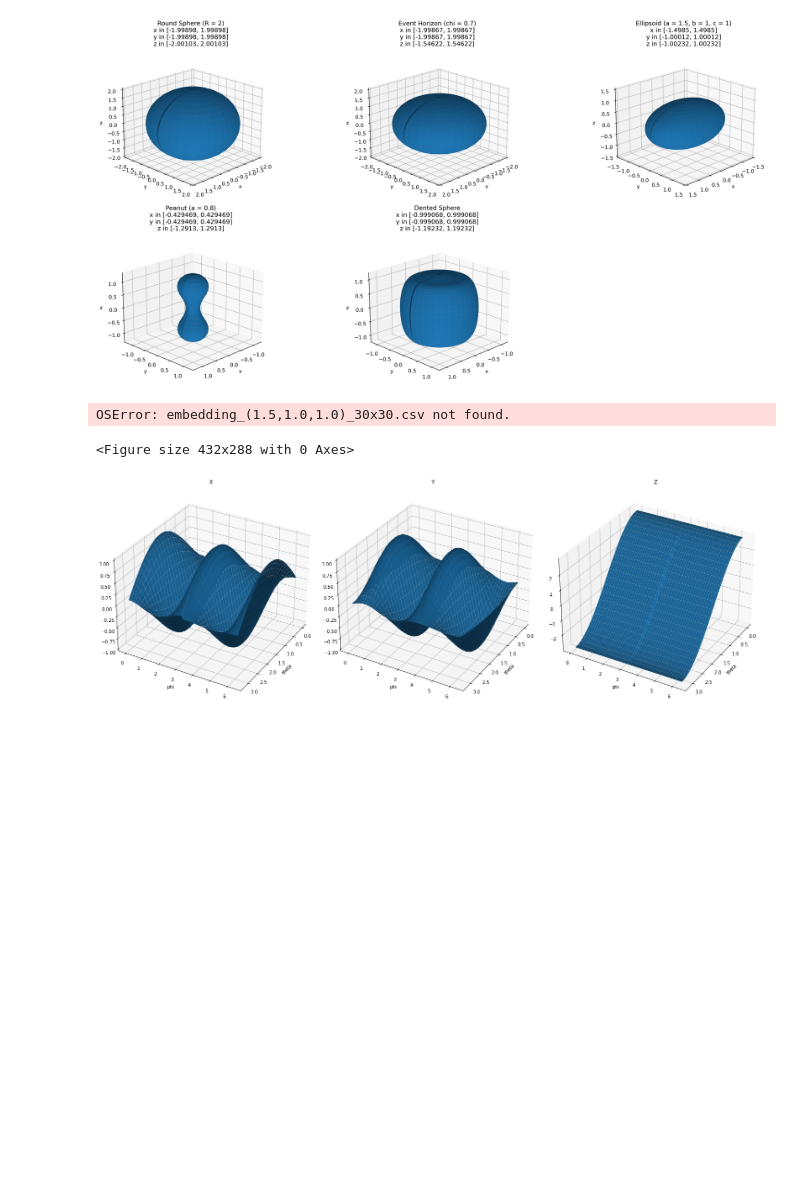
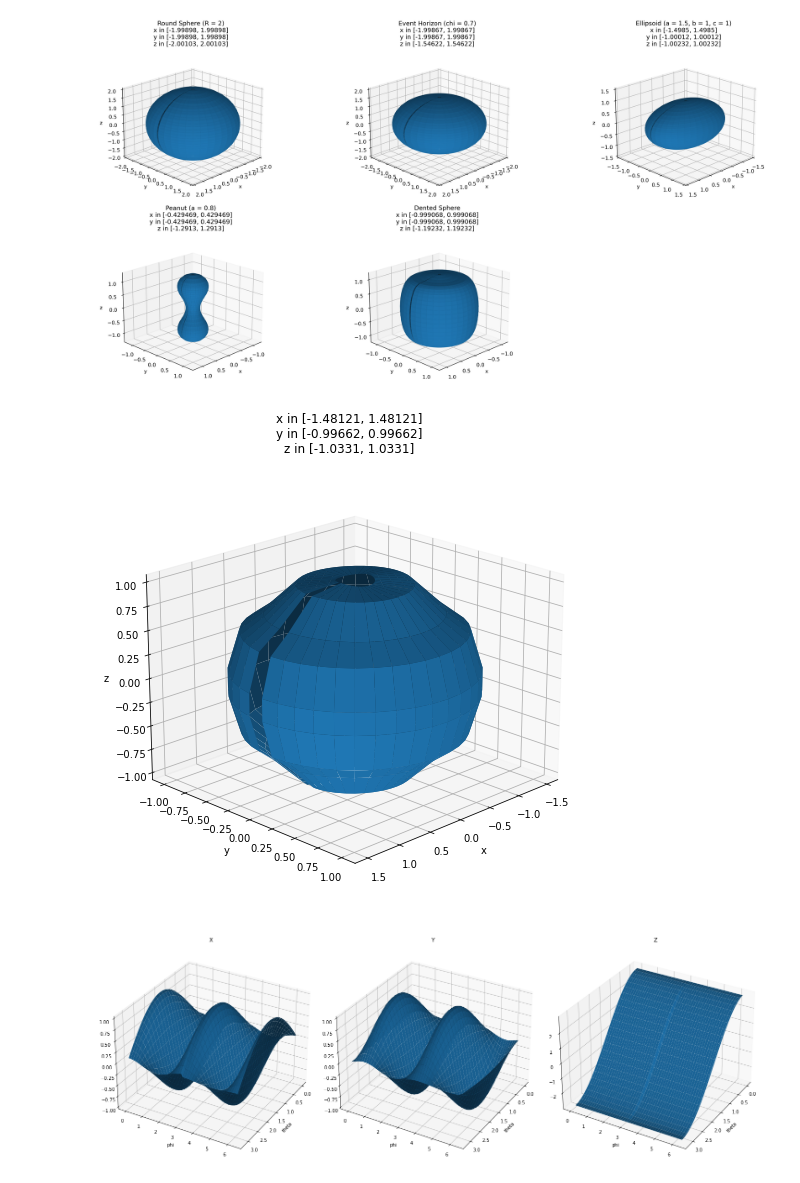
Before and after one commit to iago-mendes/eucled, a Jupyter notebook: src/exercises/08-embedding/assets/plots.ipynb, the cells around one changed output. Cells and saved outputs as stored; diff of their text form; code cells hidden in the pictures; blank space fills up the shorter version.

Commit message:
Abstract embedding algorithm and organize code.

```diff
--- a/src/exercises/08-embedding/assets/plots.ipynb
+++ b/src/exercises/08-embedding/assets/plots.ipynb
@@ -218,46 +218,45 @@ plt.show()
 # %% [output]
 [figure]
 # %%
-N_theta = 30
-N_phi = N_theta
+N_theta = 10
+N_phi = 4*N_theta
 
 fig = plt.figure(layout="constrained")
 
-embedding = np.genfromtxt('embedding_(1.5,1.0,1.0)_30x30.csv', delimiter=',')
+embedding = np.genfromtxt('embedding_ellipsoid_10x40.csv', delimiter=',')
 # print("chi", chi)
 # print("x: ", min(x), max(x))
 # print("y: ", min(y), max(y))
 # print("z: ", min(z), max(z))
 
 x = embedding[:,0]
 y = embedding[:,1]
 z = embedding[:,2]
 
 X = np.reshape(x, (N_theta, N_phi))
 Y = np.reshape(y, (N_theta, N_phi))
 Z = np.reshape(z, (N_theta, N_phi))
 
 ax = fig.add_subplot(111, projection='3d')
 ax.plot_surface(X, Y, Z)
 # ax.plot_surface(X, Y, Z, cmap=cm.coolwarm)
 
 plt.title(f'x in [{min(x)}, {max(x)}]\ny in [{min(y)}, {max(y)}]\nz in [{min(z)}, {max(z)}]')
 ax.set_xlabel("x")
 ax.set_ylabel("y")
 ax.set_zlabel("z")
 
 # side = 1.5
 # ax.set_xlim(-side, side)
 # ax.set_ylim(-side, side)
 # ax.set_zlim(-side, side)
 
 ax.view_init(20, 45) # elev, azim
 fig.set_size_inches(20, 7, forward=True)
 
 plt.show()
 # %% [output]
-OSError: embedding_(1.5,1.0,1.0)_30x30.csv not found.
-<Figure size 432x288 with 0 Axes>
+[figure, added]
 # %%
 N_theta = 25
 N_phi = 4*N_theta
```
Also changed, not shown: parts of 1 cell of this notebook, 6 other files.
